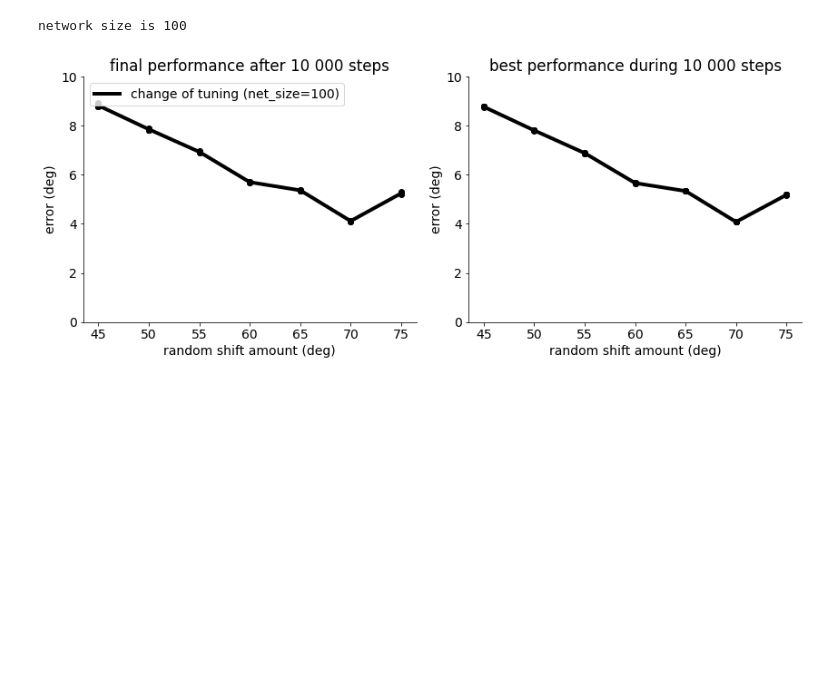
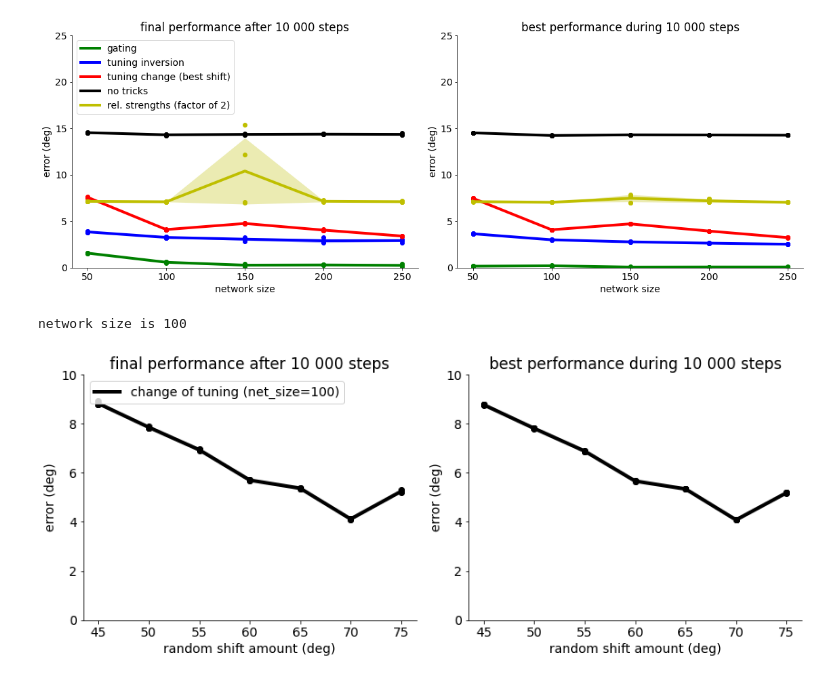
Before and after one commit to azaho/dynamictuning, a Jupyter notebook: analysis_and_figures_comparehd.ipynb, the cells around one changed output. Cells and saved outputs as stored; diff of their text form; code cells hidden in the pictures; blank space fills up the shorter version.

```diff
--- a/analysis_and_figures_comparehd.ipynb
+++ b/analysis_and_figures_comparehd.ipynb
@@ -106,0 +91,91 @@ Occasional outlieas are removed when the network did not learn
+# %%
+dim_recurrents = [50, 100, 150, 200, 250]
+randoms = [1, 2, 3, 4, 5]
+best_errors = torch.zeros(len(randoms), len(dim_recurrents))
+final_errors = torch.zeros(len(randoms), len(dim_recurrents))
+
+
+fig = plt.figure(figsize=(16, 6))
+plt.rc('font', **{'family': 'DejaVu Sans', 'weight': 'normal', 'size': 14})
+ax_f = fig.add_subplot(1, 2, 1)
+ax_b = fig.add_subplot(1, 2, 2)
+
+def _plot(network, label, color):
+    for i, dim_recurrent in enumerate(dim_recurrents):
+        for j, random in enumerate(randoms):
+            t = ""
+            if network=="rchange":
+                t += "_sa"
+                if dim_recurrent == 50: t += "55"
+                if dim_recurrent == 100: t += "70"
+                if dim_recurrent == 150: t += "65"
+                if dim_recurrent == 200: t += "75"
+                if dim_recurrent == 250: t += "85"
+                t += ".0"
+                random += 5
+            if network=="relstrengths": t += "_mf2.0"
+            #t = ""
+            if network=="train":
+                t += "_la0"
+                random = "r"+str(random)
+            directory = f"data/hd{network}CTRNN_2ORI1O_dr{dim_recurrent}_n{0.1}{t}_r{random}/"
+            if not os.path.exists(f"{directory}info.json"):
+                final_errors[j, i] = float('nan')
+                best_errors[j, i] = float('nan')
+                print(directory)
+                continue
+            with open(f"{directory}info.json", 'r', encoding='utf-8') as f:
+                js = json.load(f)
+            final_errors[j, i] = js["errors"][2]
+            best_errors[j, i] = js["errors"][6]
+    # outliers
+    if network == "gating":
+        final_errors[3, 3] = float('nan')
+        best_errors[3, 3] = float('nan')
+    if network == "relstrengths":
+        final_errors[final_errors>30] = float('nan')
+    if network == "rchange":
+        final_errors[final_errors>18] = float('nan')
+        best_errors[best_errors>18] = float('nan')
+    # plot
+    mean = torch.nanmean(best_errors, dim=0)
+    sd = (torch.nanmean(best_errors**2, dim=0)-mean**2)**0.5
+    ax_b.scatter(torch.tensor(dim_recurrents).repeat(len(dim_recurrents), 1), best_errors, color=color)
+    ax_b.fill_between(dim_recurrents, mean-sd, mean+sd, color=color, alpha=0.3, linewidth=0)
+    ax_b.plot(dim_recurrents, mean, "-", linewidth=4, label=label, color=color)
+    mean = torch.nanmean(final_errors, dim=0)
+    sd = (torch.nanmean(final_errors**2, dim=0)-mean**2)**0.5
+    ax_f.scatter(torch.tensor(dim_recurrents).repeat(len(dim_recurrents), 1), final_errors, color=color)
+    ax_f.fill_between(dim_recurrents, mean-sd, mean+sd, color=color, alpha=0.3, linewidth=0)
+    ax_f.plot(dim_recurrents, mean, "-", linewidth=4, label=label, color=color)
+
+#_plot("train", "trained (100 000 steps)", "c")
+_plot("gating", "gating", "g")
+_plot("inversion", "tuning inversion", "b")
+_plot("rchange", "tuning change (best shift)", "r")
+_plot("notricks", "no tricks", "k")
+_plot("relstrengths", "rel. strengths (factor of 2)", "y")
+
+#if show_line: ax.axhline(y=0.0, color='r', linestyle='--', linewidth=3)
+#ax.set_ylim(-ylim, ylim)
+#ax.set_xlim(-90, 90)
+ax_f.set_title(f"final performance after 10 000 steps")
+ax_b.set_title(f"best performance during 10 000 steps")
+ax_f.set_xlabel(f"network size")
+ax_b.set_xlabel(f"network size")
+ax_f.set_ylabel("error (deg)")
+ax_b.set_ylabel("error (deg)")
+ax_f.spines['top'].set_visible(False)
+ax_f.spines['right'].set_visible(False)
+ax_b.spines['top'].set_visible(False)
+ax_b.spines['right'].set_visible(False)
+ax_f.legend(loc=2)
+#ax_b.legend(loc=1)
+ax_f.set_xticks(dim_recurrents)
+ax_b.set_xticks(dim_recurrents)
+ax_f.set_ylim(0, 25)
+ax_b.set_ylim(0, 25)
+plt.tight_layout()
+print("Occasional outlieas are removed when the network did not learn")
+plt.show()
+# %% [output]
@@ -107,3 +183,4 @@ Occasional outlieas are removed when the network did not learn
+[figure, added]
 # %%
 dim_recurrent = 100
 shift_amounts = [45, 50, 55, 60, 65, 70, 75]
```
Also changed, not shown: parts of 10 cells of this notebook, 10 other files.
